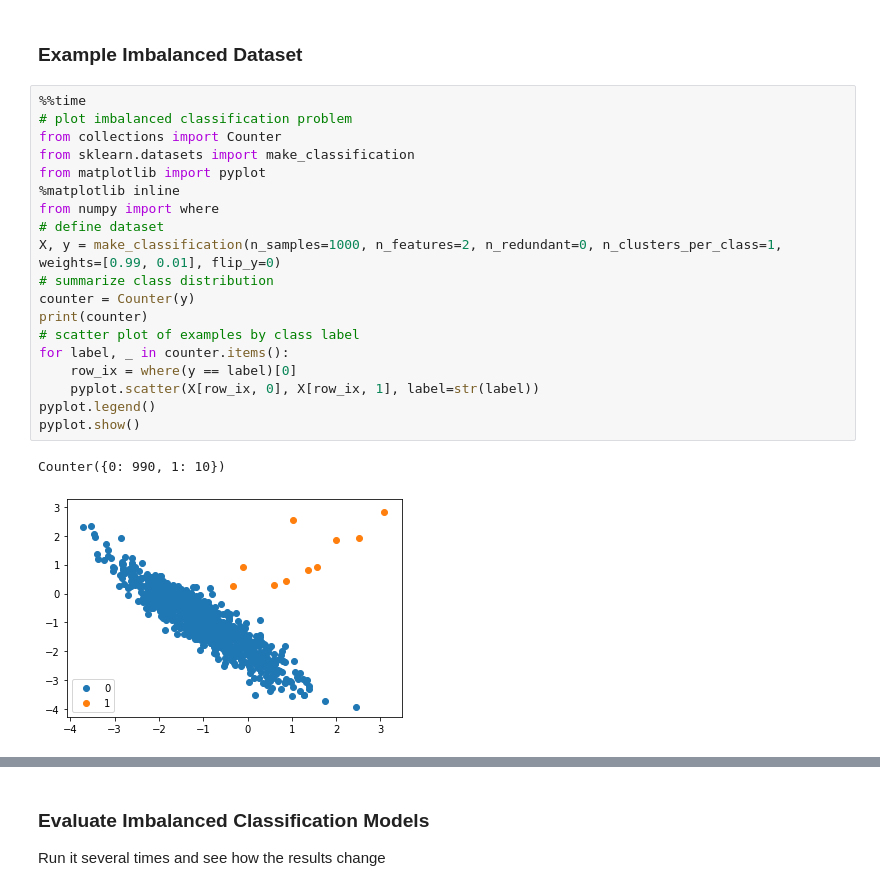
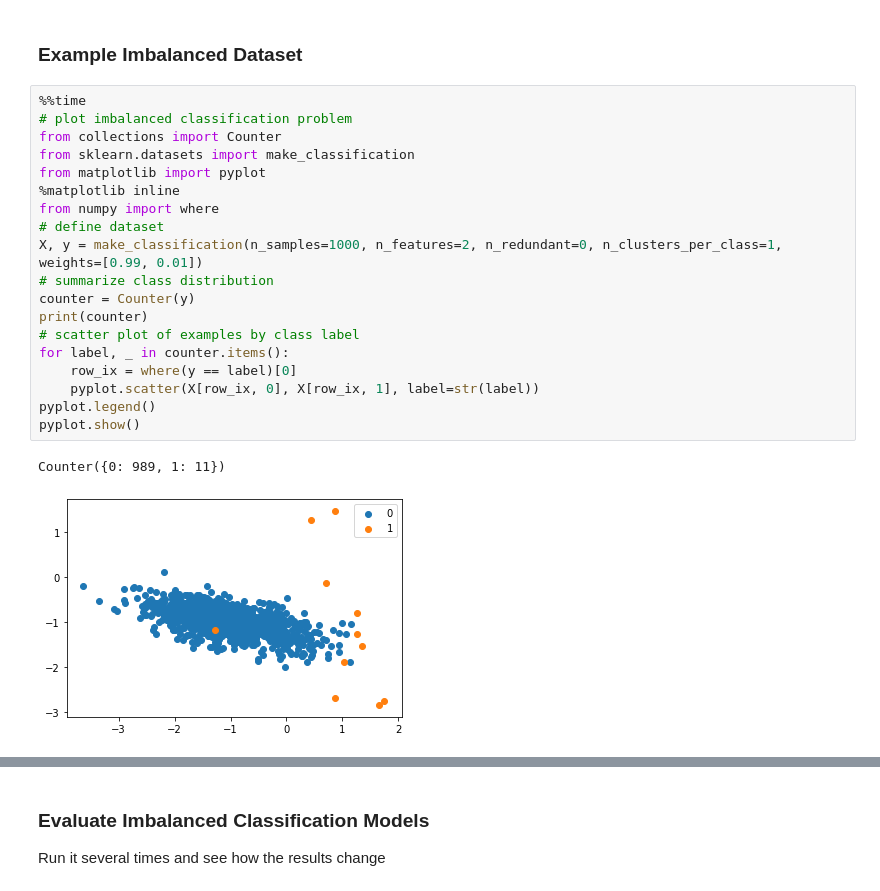
Before and after one commit to nsadawi/Imbalanced-Classification, a Jupyter notebook: Notebooks/First Notebook.ipynb, the cells around one changed output, grey strips where cells are left out. Saved outputs shown, nothing was run; the diff lists cells and outputs as text.

```diff
--- a/Notebooks/First Notebook.ipynb
+++ b/Notebooks/First Notebook.ipynb
@@ -3,22 +3,22 @@
 # %%
 %%time
 # plot imbalanced classification problem
 from collections import Counter
 from sklearn.datasets import make_classification
 from matplotlib import pyplot
 %matplotlib inline
 from numpy import where
 # define dataset
-X, y = make_classification(n_samples=1000, n_features=2, n_redundant=0, n_clusters_per_class=1, weights=[0.99, 0.01], flip_y=0)
+X, y = make_classification(n_samples=1000, n_features=2, n_redundant=0, n_clusters_per_class=1, weights=[0.99, 0.01])
 # summarize class distribution
 counter = Counter(y)
 print(counter)
 # scatter plot of examples by class label
 for label, _ in counter.items():
     row_ix = where(y == label)[0]
     pyplot.scatter(X[row_ix, 0], X[row_ix, 1], label=str(label))
 pyplot.legend()
 pyplot.show()
 # %% [output]
-Counter({0: 990, 1: 10})
+Counter({0: 989, 1: 11})
-[figure, old version]
+[figure, new version]
```
Also changed, not shown: parts of 4 cells of this notebook, 2 other files.
